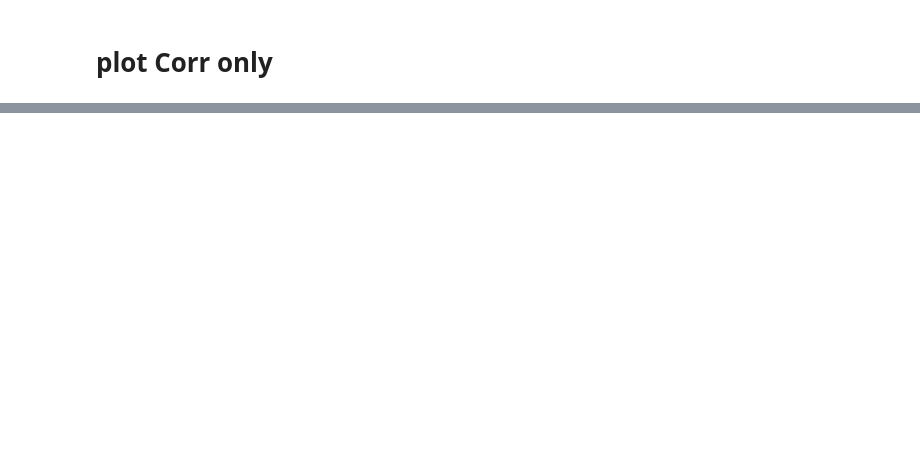
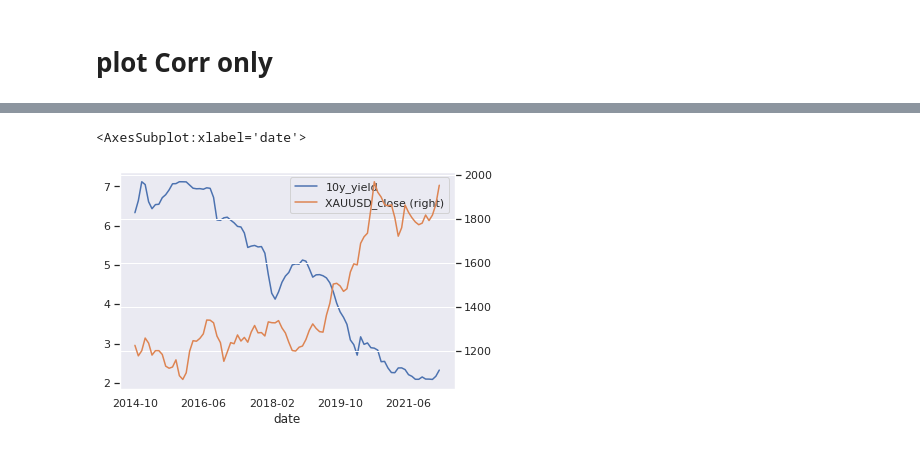
Before and after one commit to johnnyb1509/MFE_G6_CapStone, a Jupyter notebook: main_work.ipynb, the cells around one changed output, grey strips where cells are left out. Cells and saved outputs as stored; diff of their text form; code cells hidden in the pictures; blank space fills up the shorter version.

```diff
--- a/main_work.ipynb
+++ b/main_work.ipynb
@@ -386 +395,6 @@ plotOnEvent(corr_frame, ['VNDCNY_close_vs_VN_close', 'XAUUSD_close_vs_VN_close']
+# %%
+data_monthly_all[['10y_yield', 'XAUUSD_close']].plot(secondary_y = 'XAUUSD_close')
+# %% [output]
+<AxesSubplot:xlabel='date'>
+[figure, added]
 # %%
```
Also changed, not shown: parts of 55 cells of this notebook, 4 other files.
